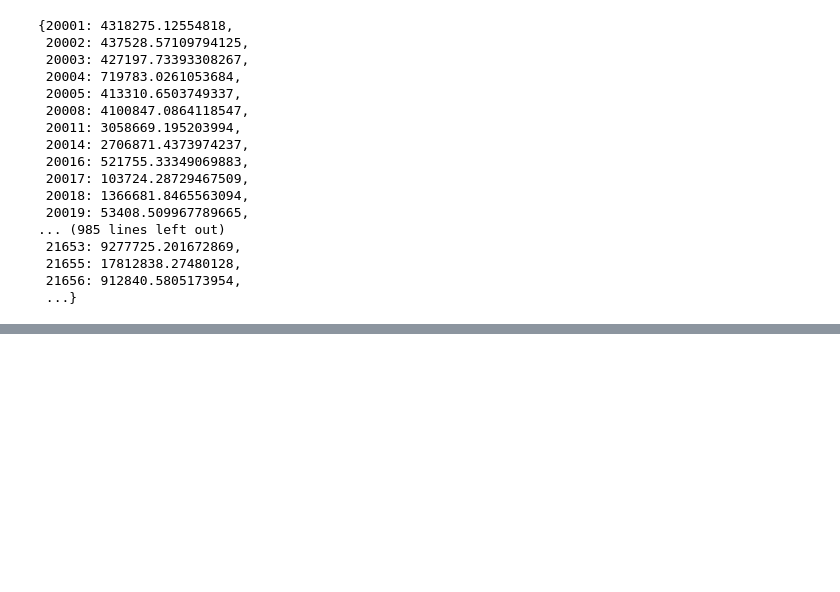
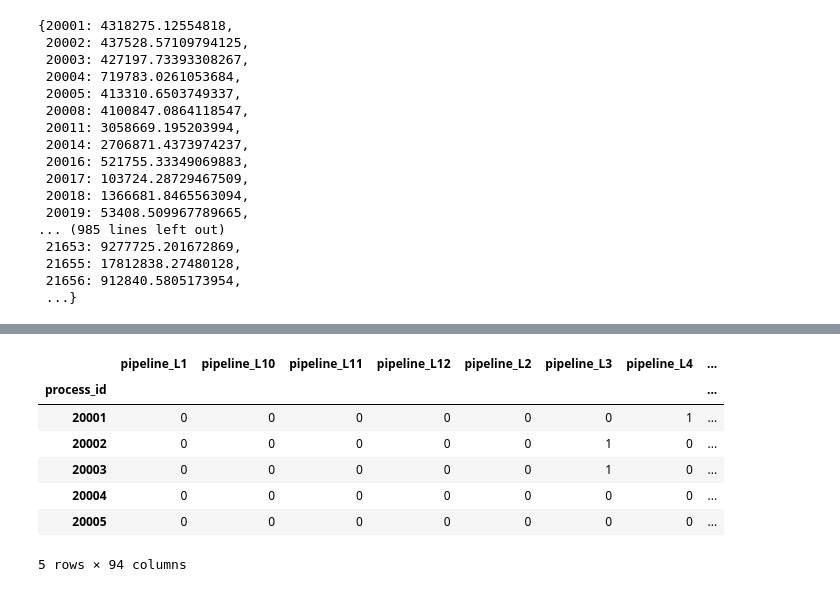
Before and after one commit to b-o-l-l-a/driven-data-rinse-over-run, a Jupyter notebook: notebooks/scratch_eda.ipynb, the cells around one changed output, grey strips where cells are left out. Saved outputs shown, nothing was run; the diff lists cells and outputs as text; code cells hidden in the pictures; blank space fills up the shorter version.

```diff
--- a/notebooks/scratch_eda.ipynb
+++ b/notebooks/scratch_eda.ipynb
@@ -162,0 +118,13 @@ train_df.sort_values(by=["process_id", "timestamp"], ascending=False).groupby('p
+# %%
+def clean_feature_df(df):
+
+    new_col_names = []
+    for col in df.columns.ravel():
+        if isinstance(col, str):
+            new_col_names.append(col)
+        elif isinstance(col, tuple):
+            col_name = "{}_{}".format(col[0], col[1])
+            new_col_names.append(col_name)
+    df.columns = new_col_names
+
+    return df
@@ -162,0 +153,12 @@ train_df.sort_values(by=["process_id", "timestamp"], ascending=False).groupby('p
+# %%
+train_features_w_response = train_features_df.join(train_labels_df)
+train_features_w_response.head()
+# %% [output]
+|  | pipeline_L1 | pipeline_L10 | pipeline_L11 | pipeline_L12 | pipeline_L2 | pipeline_L3 | pipeline_L4 | ... |
+| process_id |  |  |  |  |  |  |  | ... |
+| 20001 | 0 | 0 | 0 | 0 | 0 | 0 | 1 | ... |
+| 20002 | 0 | 0 | 0 | 0 | 0 | 1 | 0 | ... |
+| 20003 | 0 | 0 | 0 | 0 | 0 | 1 | 0 | ... |
+| 20004 | 0 | 0 | 0 | 0 | 0 | 0 | 0 | ... |
+| 20005 | 0 | 0 | 0 | 0 | 0 | 0 | 0 | ... |
+5 rows × 94 columns
```
Also changed, not shown: parts of 13 cells of this notebook.
